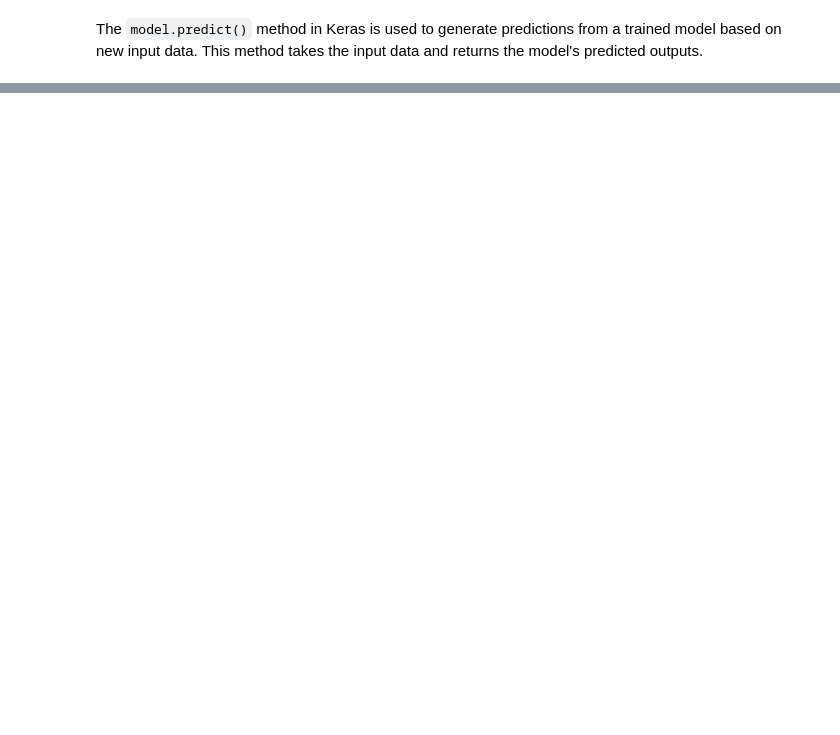
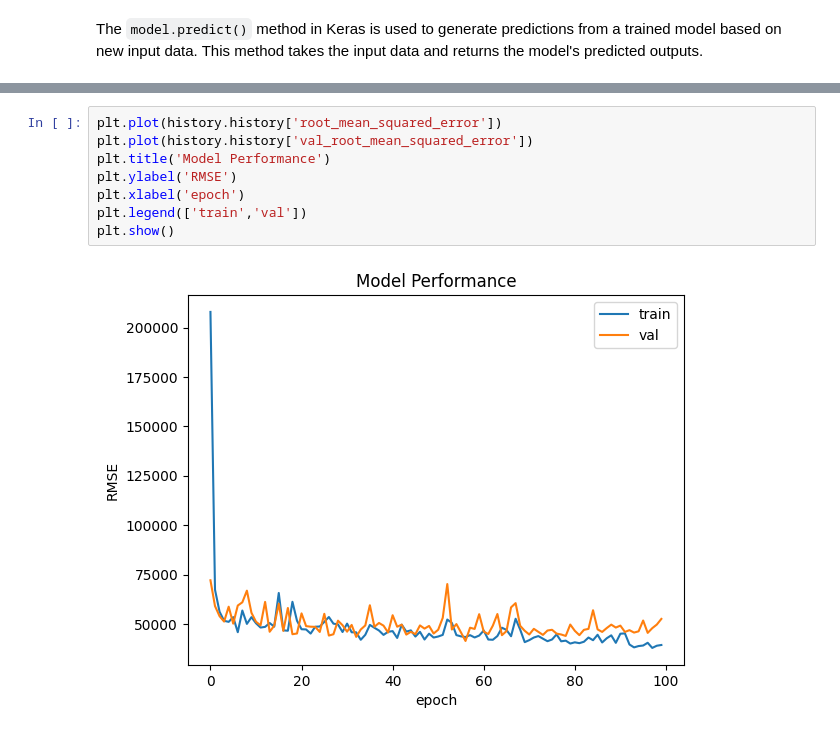
Before and after one commit to ImanNoferesti/TensorFlow_DeepDive, a Jupyter notebook: Car_Prices_Prediction_Neural_Networks.ipynb, the cells around one changed output, grey strips where cells are left out. Saved outputs shown, nothing was run; the diff lists cells and outputs as text; blank space fills up the shorter version.

```diff
--- a/Car_Prices_Prediction_Neural_Networks.ipynb
+++ b/Car_Prices_Prediction_Neural_Networks.ipynb
@@ -466,0 +541,10 @@ plt.show()
+# %%
+plt.plot(history.history['root_mean_squared_error'])
+plt.plot(history.history['val_root_mean_squared_error'])
+plt.title('Model Performance')
+plt.ylabel('RMSE')
+plt.xlabel('epoch')
+plt.legend(['train','val'])
+plt.show()
+# %% [output]
+[figure, added]
```
Also changed, not shown: parts of 45 cells of this notebook.
